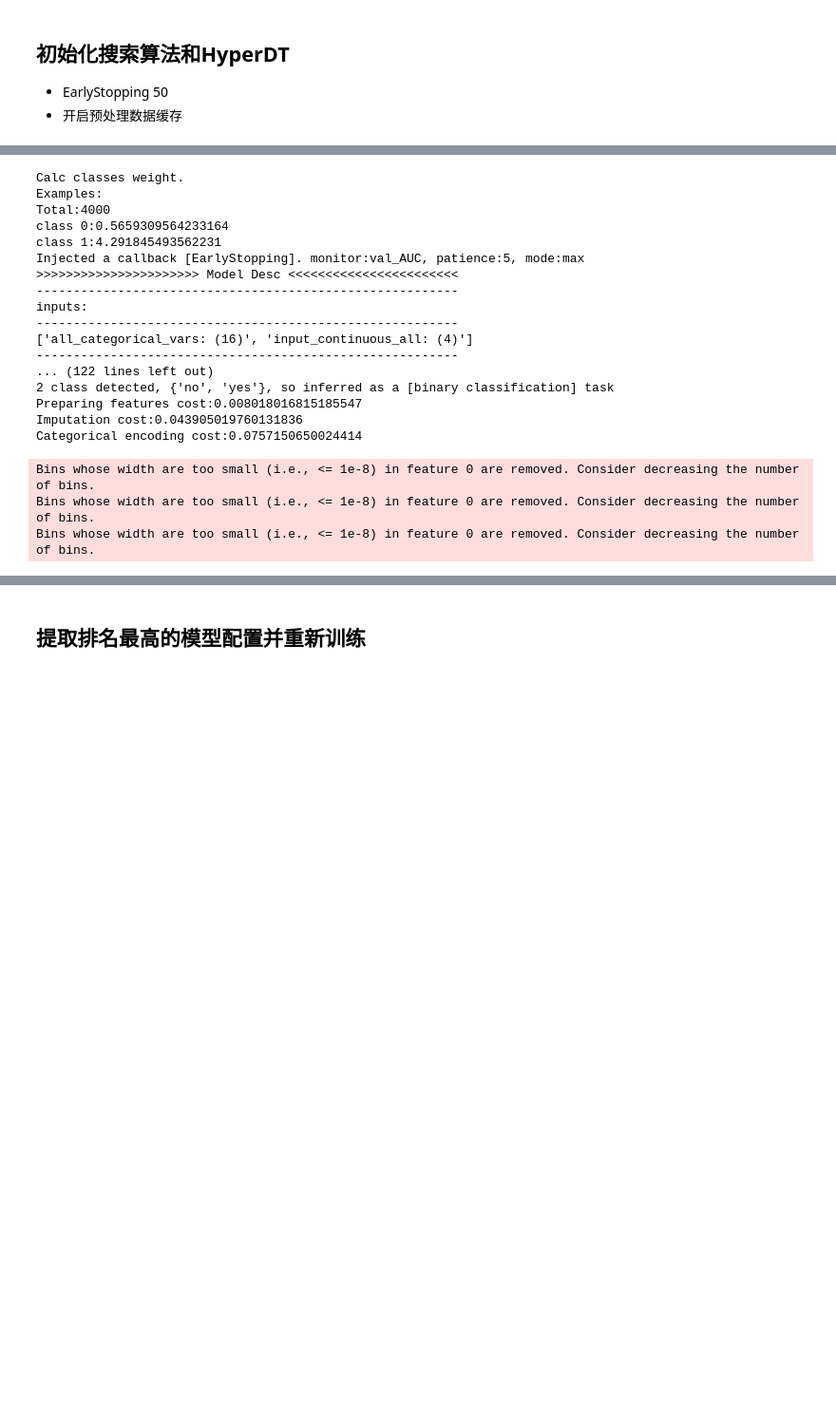
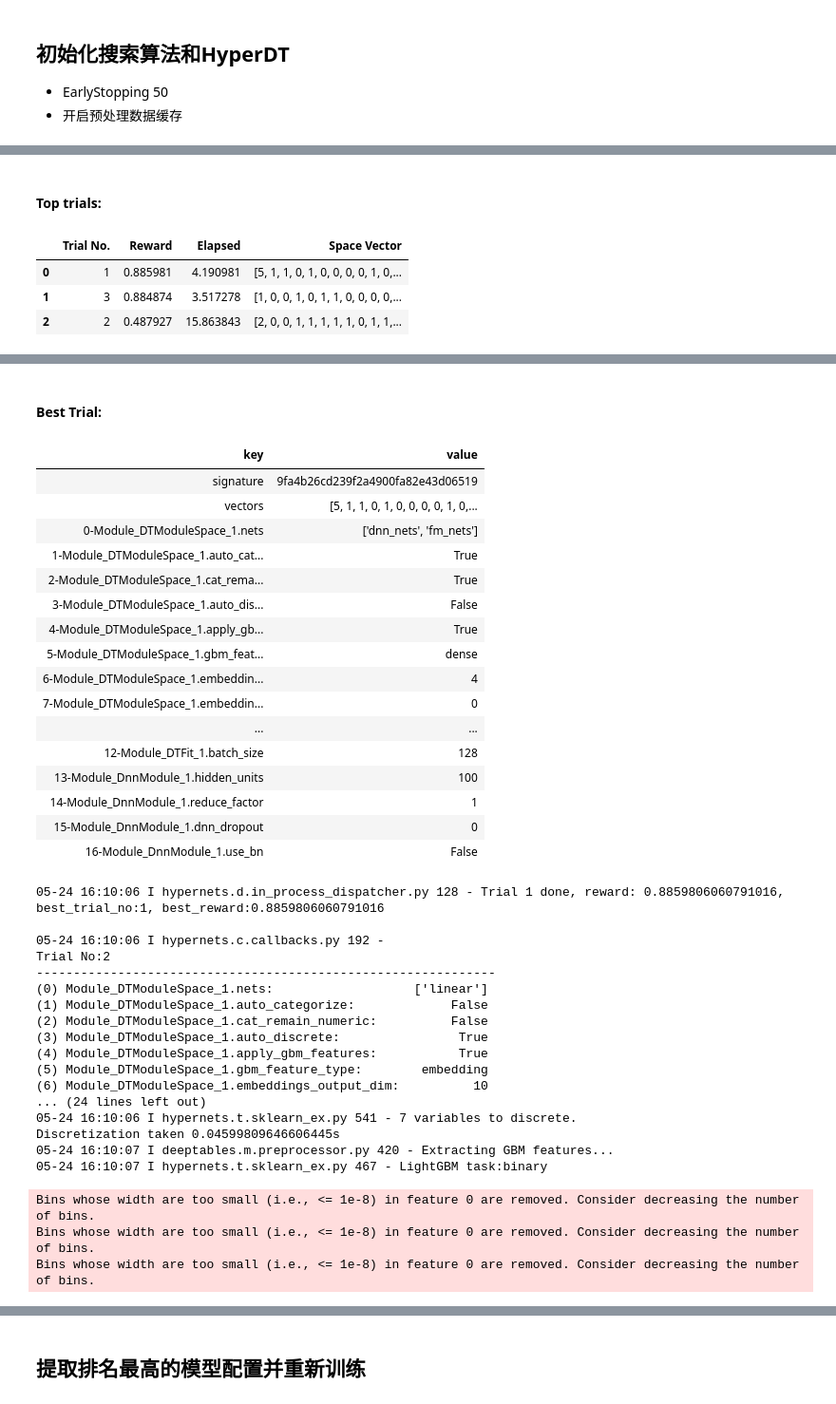
Before and after one commit to DataCanvasIO/DeepTables, a Jupyter notebook: examples/automl.ipynb, the cells around one changed output, grey strips where cells are left out. Shown at 95% size. Saved outputs shown, nothing was run; the diff lists cells and outputs as text; code cells hidden in the pictures; blank space fills up the shorter version.

Commit message:
Update AutoML example

```diff
--- a/examples/automl.ipynb
+++ b/examples/automl.ipynb
@@ -69,7 +70,7 @@ hdt = HyperDT(searcher,
 # %%
 %%time
 
-hdt.search(X_train, y_train, X_test, y_test, trail_store=disk_trail_store, max_trails=3, epochs=100)
-best_trial = hdt.get_best_trail()
+hdt.search(X_train, y_train, X_test, y_test, trial_store=disk_trial_store, max_trials=3, epochs=100)
+best_trial = hdt.get_best_trial()
 print(f'best reward:{best_trial.reward}')
 # %% [output]
@@ -92,0 +96,5 @@ fit_transform cost:0.16816496849060059
+#### Top trials:
+|  | Trial No. | Reward | Elapsed | Space Vector |
+| 0 | 1 | 0.885981 | 4.190981 | [5, 1, 1, 0, 1, 0, 0, 0, 0, 1, 0,... |
+| 1 | 3 | 0.884874 | 3.517278 | [1, 0, 0, 1, 0, 1, 1, 0, 0, 0, 0,... |
+| 2 | 2 | 0.487927 | 15.863843 | [2, 0, 0, 1, 1, 1, 1, 1, 0, 1, 1,... |
@@ -94,20 +118,38 @@ Bins whose width are too small (i.e., <= 1e-8) in feature 0 are removed. Conside
+#### Best Trial:
+| key | value |
+| signature | 9fa4b26cd239f2a4900fa82e43d06519 |
+| vectors | [5, 1, 1, 0, 1, 0, 0, 0, 0, 1, 0,... |
+| 0-Module_DTModuleSpace_1.nets | ['dnn_nets', 'fm_nets'] |
+| 1-Module_DTModuleSpace_1.auto_cat... | True |
+| 2-Module_DTModuleSpace_1.cat_rema... | True |
+| 3-Module_DTModuleSpace_1.auto_dis... | False |
+| 4-Module_DTModuleSpace_1.apply_gb... | True |
+| 5-Module_DTModuleSpace_1.gbm_feat... | dense |
+| 6-Module_DTModuleSpace_1.embeddin... | 4 |
+| 7-Module_DTModuleSpace_1.embeddin... | 0 |
+| ... | ... |
+| 12-Module_DTFit_1.batch_size | 128 |
+| 13-Module_DnnModule_1.hidden_units | 100 |
+| 14-Module_DnnModule_1.reduce_factor | 1 |
+| 15-Module_DnnModule_1.dnn_dropout | 0 |
+| 16-Module_DnnModule_1.use_bn | False |
-Calc classes weight.
-Examples:
-Total:4000
-class 0:0.5659309564233164
-class 1:4.291845493562231
-Injected a callback [EarlyStopping]. monitor:val_AUC, patience:5, mode:max
->>>>>>>>>>>>>>>>>>>>>> Model Desc <<<<<<<<<<<<<<<<<<<<<<<
----------------------------------------------------------
-inputs:
----------------------------------------------------------
-['all_categorical_vars: (16)', 'input_continuous_all: (4)']
----------------------------------------------------------
-... (122 lines left out)
-2 class detected, {'no', 'yes'}, so inferred as a [binary classification] task
-Preparing features cost:0.008018016815185547
-Imputation cost:0.043905019760131836
-Categorical encoding cost:0.0757150650024414
+05-24 16:10:06 I hypernets.d.in_process_dispatcher.py 128 - Trial 1 done, reward: 0.8859806060791016, best_trial_no:1, best_reward:0.8859806060791016
+
+05-24 16:10:06 I hypernets.c.callbacks.py 192 -
+Trial No:2
+--------------------------------------------------------------
+(0) Module_DTModuleSpace_1.nets:                   ['linear']
+(1) Module_DTModuleSpace_1.auto_categorize:             False
+(2) Module_DTModuleSpace_1.cat_remain_numeric:          False
+(3) Module_DTModuleSpace_1.auto_discrete:                True
+(4) Module_DTModuleSpace_1.apply_gbm_features:           True
+(5) Module_DTModuleSpace_1.gbm_feature_type:        embedding
+(6) Module_DTModuleSpace_1.embeddings_output_dim:          10
+... (24 lines left out)
+05-24 16:10:06 I hypernets.t.sklearn_ex.py 541 - 7 variables to discrete.
+Discretization taken 0.04599809646606445s
+05-24 16:10:07 I deeptables.m.preprocessor.py 420 - Extracting GBM features...
+05-24 16:10:07 I hypernets.t.sklearn_ex.py 467 - LightGBM task:binary
 Bins whose width are too small (i.e., <= 1e-8) in feature 0 are removed. Consider decreasing the number of bins.
 Bins whose width are too small (i.e., <= 1e-8) in feature 0 are removed. Consider decreasing the number of bins.
 Bins whose width are too small (i.e., <= 1e-8) in feature 0 are removed. Consider decreasing the number of bins.
```
Also changed, not shown: parts of 10 cells of this notebook.
